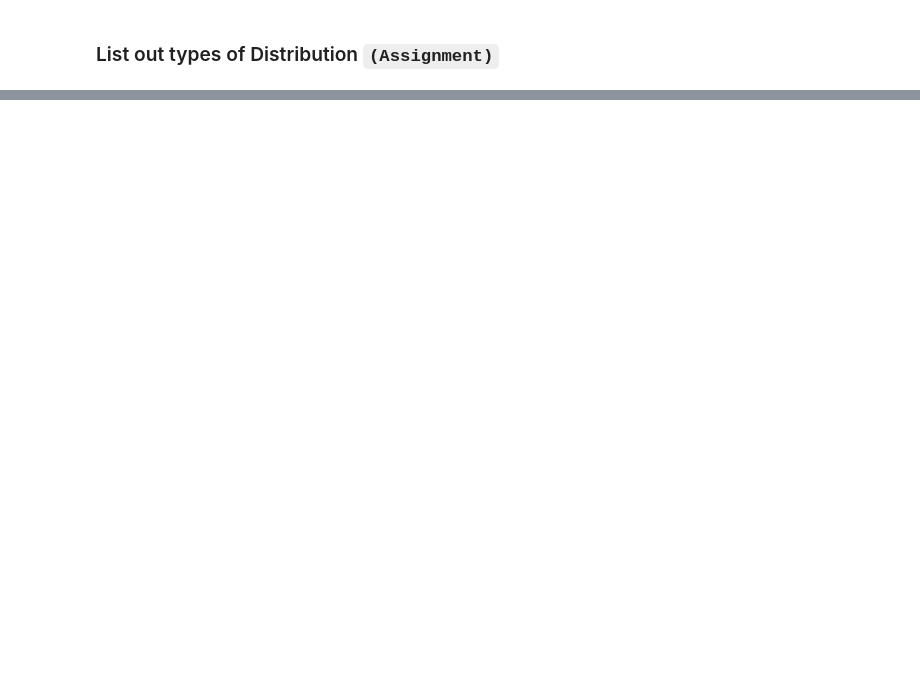
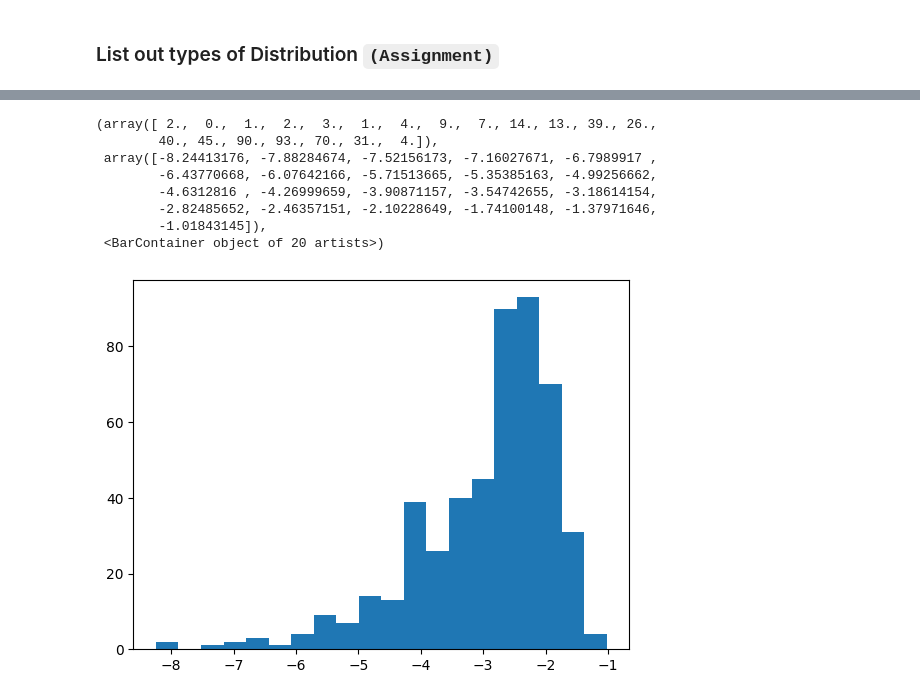
Before and after one commit to Navazdeen/ML_handson, a Jupyter notebook: Data Science/statistics.ipynb, the cells around one changed output, grey strips where cells are left out. Drawn from its saved outputs; the diff is of its cells as text; code cells hidden in the pictures; blank space fills up the shorter version.

```diff
--- a/Data Science/statistics.ipynb
+++ b/Data Science/statistics.ipynb
@@ -78,0 +104,15 @@ plt.vlines([x.mean(), mode(x), median(x) ], 0, 5, colors='b', linestyles='dashed
+# %%
+x = np.random.normal(mu, sigma, 1000)
+y = np.log(x)
+
+plt.hist(y, bins=20)
+# %% [output]
+(array([ 2.,  0.,  1.,  2.,  3.,  1.,  4.,  9.,  7., 14., 13., 39., 26.,
+        40., 45., 90., 93., 70., 31.,  4.]),
+ array([-8.24413176, -7.88284674, -7.52156173, -7.16027671, -6.7989917 ,
+        -6.43770668, -6.07642166, -5.71513665, -5.35385163, -4.99256662,
+        -4.6312816 , -4.26999659, -3.90871157, -3.54742655, -3.18614154,
+        -2.82485652, -2.46357151, -2.10228649, -1.74100148, -1.37971646,
+        -1.01843145]),
+ <BarContainer object of 20 artists>)
+[figure, added]
```
Also changed, not shown: parts of 10 cells of this notebook, 28 other files.
